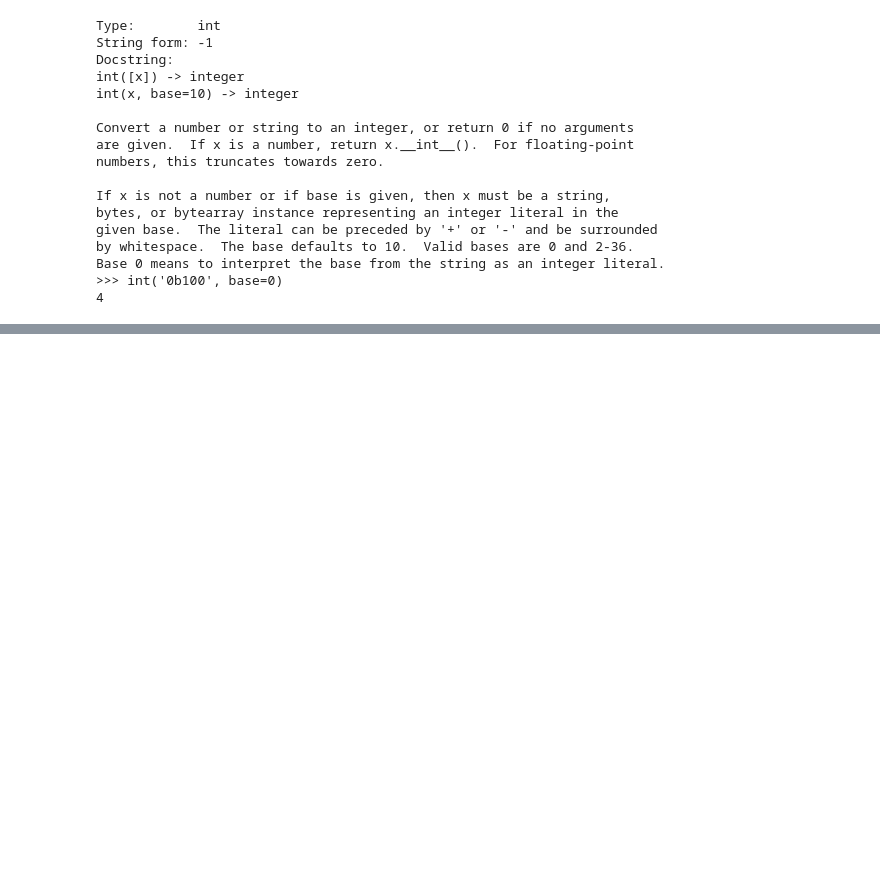
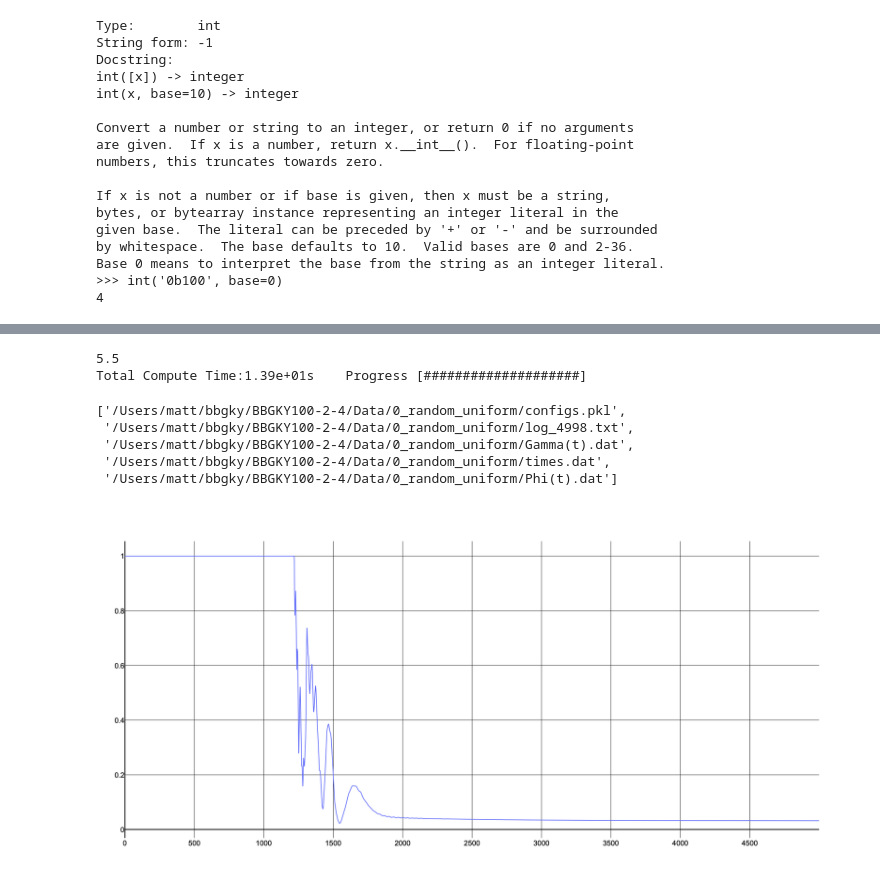
Before and after one commit to ricciomatt/bbgky, a Jupyter notebook: TestScript.ipynb, the cells around one changed output, grey strips where cells are left out. Saved outputs shown, nothing was run; the diff lists cells and outputs as text; code cells hidden in the pictures; blank space fills up the shorter version.

Commit message:
Fixing Somethings in bbgky for mayer

```diff
--- a/TestScript.ipynb
+++ b/TestScript.ipynb
@@ -174,0 +238,16 @@ Base 0 means to interpret the base from the string as an integer literal.
+# %%
+import time, sys
+tot_proc = 110
+done_ = set()
+t0 = time.time()
+Nt = tot_proc/20
+print(Nt)
+for i in range(tot_proc):
+    print('\rTotal Compute Time:{B:.2e}s\tProgress [{A}'.format(B = time.time()-t0, A = ''.join(map(lambda x: ['.','#'][int(len(done_)>=x*Nt-1)], range(1,21)))), end = "]")
+    time.sleep(.05)
+    done_.add(i)
+    if(i>100):
+        time.sleep(1)
+# %% [output]
+5.5
+Total Compute Time:1.39e+01s    Progress [####################]
@@ -174,0 +258,12 @@ Base 0 means to interpret the base from the string as an integer literal.
+# %%
+import glob
+glob.glob('/Users/matt/bbgky/BBGKY100-2-4/Data/0_random_uniform/*')
+# %% [output]
+['/Users/matt/bbgky/BBGKY100-2-4/Data/0_random_uniform/configs.pkl',
+ '/Users/matt/bbgky/BBGKY100-2-4/Data/0_random_uniform/log_4998.txt',
+ '/Users/matt/bbgky/BBGKY100-2-4/Data/0_random_uniform/Gamma(t).dat',
+ '/Users/matt/bbgky/BBGKY100-2-4/Data/0_random_uniform/times.dat',
+ '/Users/matt/bbgky/BBGKY100-2-4/Data/0_random_uniform/Phi(t).dat']
+# %%
+import numpy as np
+Phi = np.memmap('/Users/matt/bbgky/BBGKY100-2-4/Data/0_random_uniform/Phi(t).dat', dtype = np.complex128, shape = (5000, 100, 3))
@@ -174,0 +273,6 @@ Base 0 means to interpret the base from the string as an integer literal.
+# %%
+plt.reset()
+plt.add_data(x = np.arange(Phi.shape[0]), y = Phi[:,0].real.__pow__(2).sum(-1))
+plt.show()
+# %% [output]
+[figure, added]
```
Also changed, not shown: parts of 9 cells of this notebook, 6 other files.
